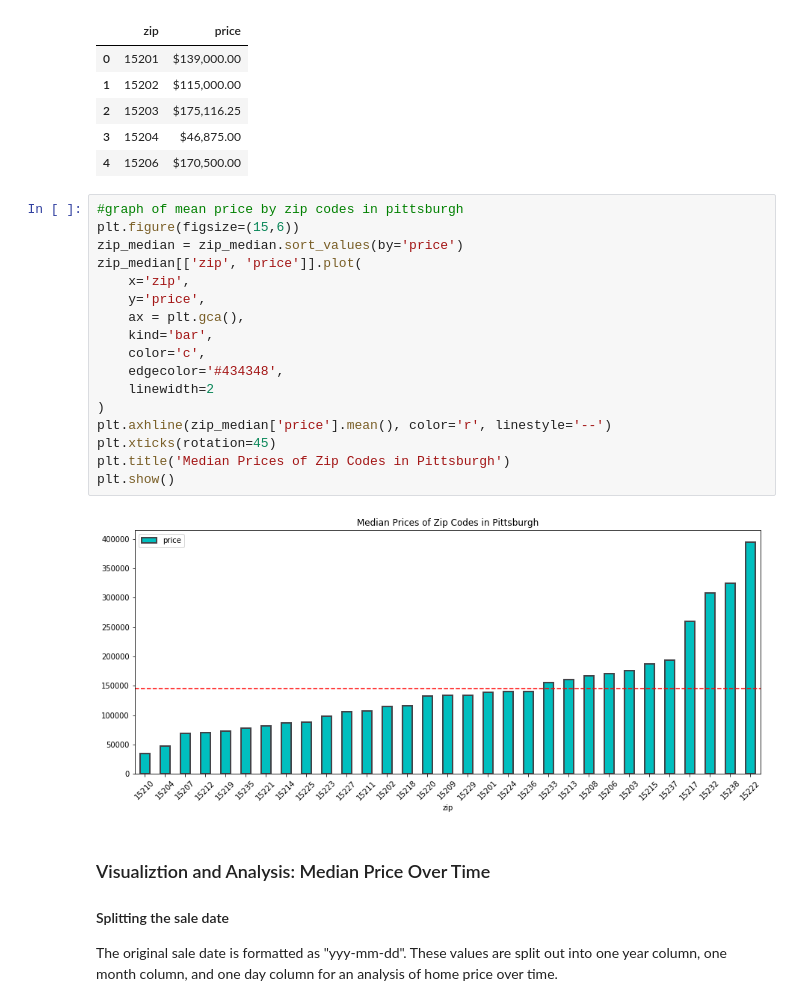
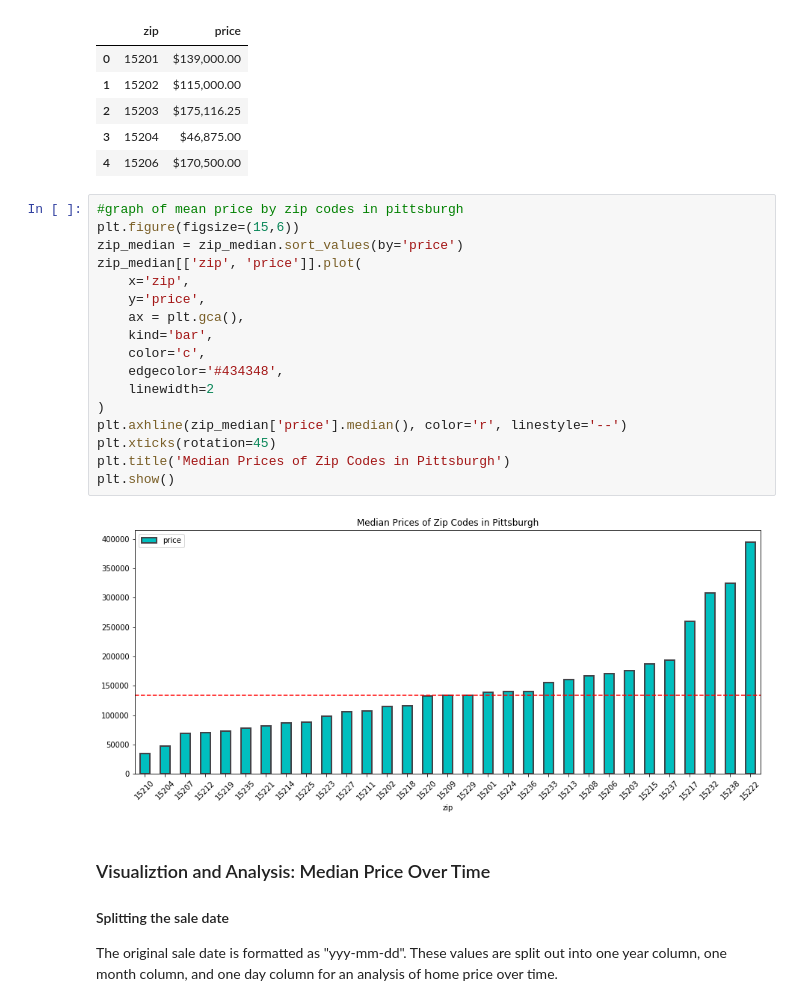
Before and after one commit to oxenfree/pittsburgh-real-estate-analysis, a Jupyter notebook: Project_1.ipynb, the cells around one changed output. Cells and saved outputs as stored; diff of their text form.

```diff
--- a/Project_1.ipynb
+++ b/Project_1.ipynb
@@ -314,22 +314,22 @@ zip_median.head()
 # %%
 #graph of mean price by zip codes in pittsburgh
 plt.figure(figsize=(15,6))
 zip_median = zip_median.sort_values(by='price')
 zip_median[['zip', 'price']].plot(
     x='zip',
     y='price',
     ax = plt.gca(),
     kind='bar',
     color='c',
     edgecolor='#434348',
     linewidth=2
 )
-plt.axhline(zip_median['price'].mean(), color='r', linestyle='--')
+plt.axhline(zip_median['price'].median(), color='r', linestyle='--')
 plt.xticks(rotation=45)
 plt.title('Median Prices of Zip Codes in Pittsburgh')
 plt.show()
 # %% [output]
-[figure, old version]
+[figure, new version]
 # %% [markdown]
 ### Visualiztion and Analysis: Median Price Over Time
 #### Splitting the sale date
```
Also changed, not shown: parts of 1 cell of this notebook.
